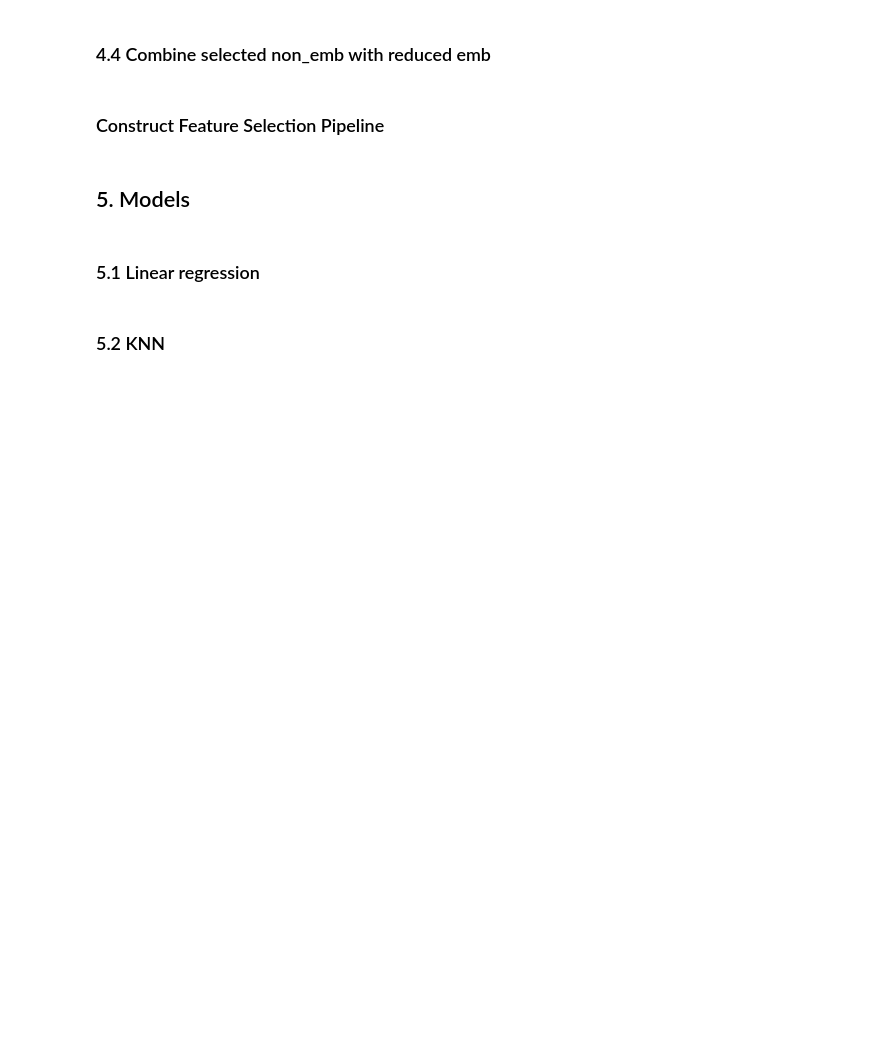
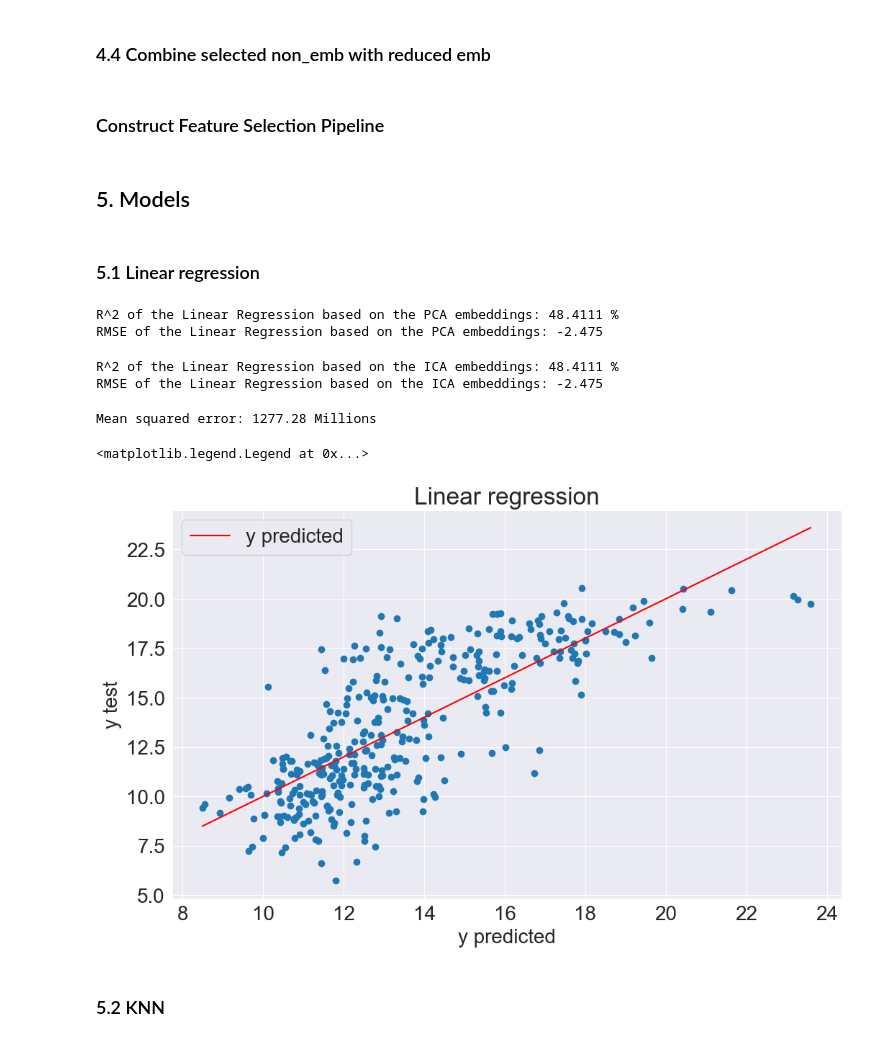
Before and after one commit to Siqi-Hu/LELEC2870-project, a Jupyter notebook: scripts/main.ipynb, the cells around one changed output. Cells and saved outputs as stored; diff of their text form; code cells hidden in the pictures; blank space fills up the shorter version.

```diff
--- a/scripts/main.ipynb
+++ b/scripts/main.ipynb
@@ -472,14 +474,46 @@ LR_model = LinearRegression()
+# %%
+LR_model_pca = LinearRegression()
+LR_model_ica = LinearRegression()
 # %%
 # np.random.seed(42)
-scores = cross_val_score(LR_model, X_train_pca, np.log(1 + y_train), scoring='r2', cv=10)
+scores = cross_val_score(LR_model_pca, X_train_pca, np.log(1 + y_train), scoring='r2', cv=10)
 print("R^2 of the Linear Regression based on the PCA embeddings: {:.6} %".format(scores.mean()*100))
-scores = cross_val_score(LR_model, X_train_pca, np.log(1 + y_train), scoring='neg_root_mean_squared_error', cv=10)
+scores = cross_val_score(LR_model_pca, X_train_pca, np.log(1 + y_train), scoring='neg_root_mean_squared_error', cv=10)
 print("RMSE of the Linear Regression based on the PCA embeddings: {:.4}".format(scores.mean()))
+# %% [output]
+R^2 of the Linear Regression based on the PCA embeddings: 48.4111 %
+RMSE of the Linear Regression based on the PCA embeddings: -2.475
 # %%
-scores = cross_val_score(LR_model, X_train_ica, np.log(1 + y_train), scoring='r2', cv=10)
+scores = cross_val_score(LR_model_ica, X_train_ica, np.log(1 + y_train), scoring='r2', cv=10)
 print("R^2 of the Linear Regression based on the ICA embeddings: {:.6} %".format(scores.mean()*100))
-scores = cross_val_score(LR_model, X_train_ica, np.log(1 + y_train), scoring='neg_root_mean_squared_error', cv=10)
+scores = cross_val_score(LR_model_ica, X_train_ica, np.log(1 + y_train), scoring='neg_root_mean_squared_error', cv=10)
 print("RMSE of the Linear Regression based on the ICA embeddings: {:.4} ".format(scores.mean()))
+# %% [output]
+R^2 of the Linear Regression based on the ICA embeddings: 48.4111 %
+RMSE of the Linear Regression based on the ICA embeddings: -2.475
+# %%
+X_train_models, X_test_models, y_train_models, y_test_models = train_test_split(X_train_pca, y_train, random_state=42, train_size=0.9)
+# %%
+LR_model_pca.fit(X_train_models, np.log(y_train_models))
+y_pre = np.exp(LR_model_pca.predict(X_test_models))
+# %%
+from sklearn.metrics import mean_squared_error
+print("Mean squared error: %.2f Millions" % (np.sqrt(mean_squared_error(y_test_models,y_pre))/1000000))
+# print(np.exp(np.log(10)))
+# %% [output]
+Mean squared error: 1277.28 Millions
+# %%
+plt.rc("font", size=20)
+plt.figure(figsize=(12,7))
+plt.title('Linear regression')
+plt.xlabel("y predicted")
+plt.ylabel("y test")
+plt.plot(y_pre,np.log(y_test_models),'o')
+plt.plot(np.linspace(np.min(y_pre),np.max(y_pre),2),np.linspace(np.min(y_pre),np.max(y_pre),2), label="y predicted",color="red")
+plt.legend()
+# %% [output]
+<matplotlib.legend.Legend at 0x...>
+[figure, added]
 # %% [markdown]
 ### 5.2 KNN
 # %%
```
Also changed, not shown: parts of 24 cells of this notebook, 1 other file.
